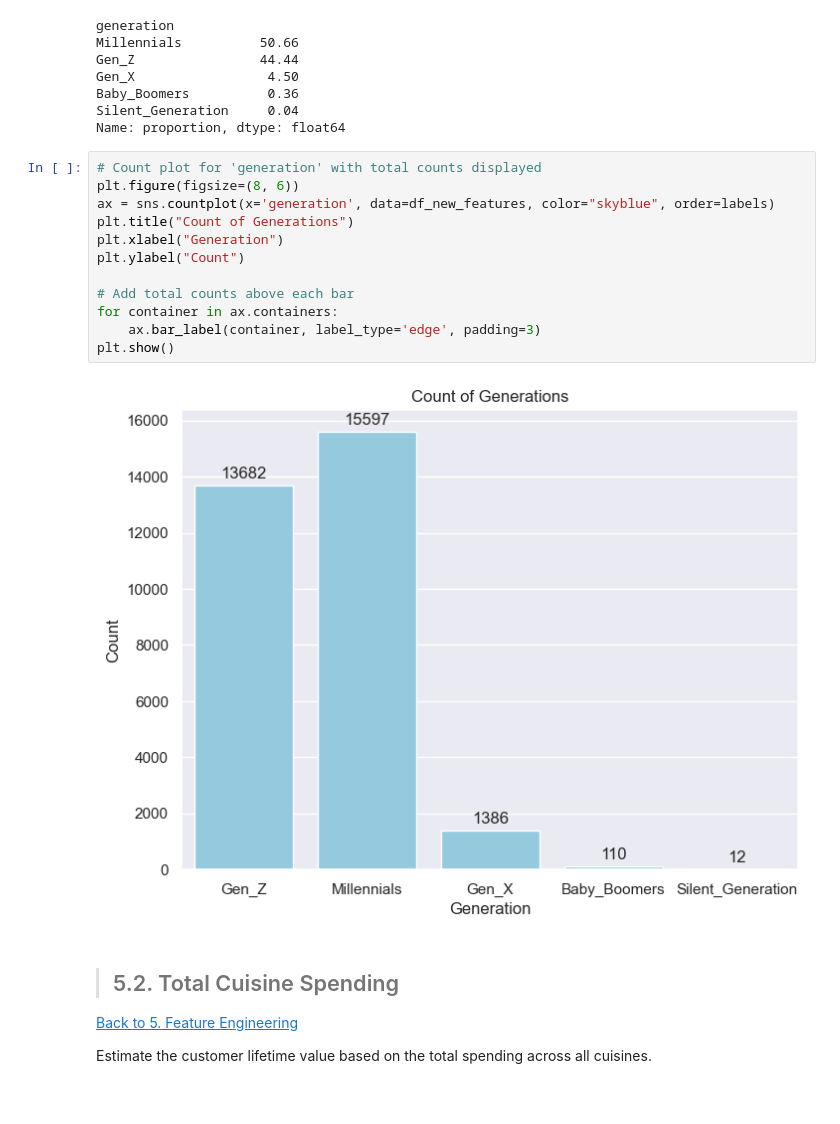
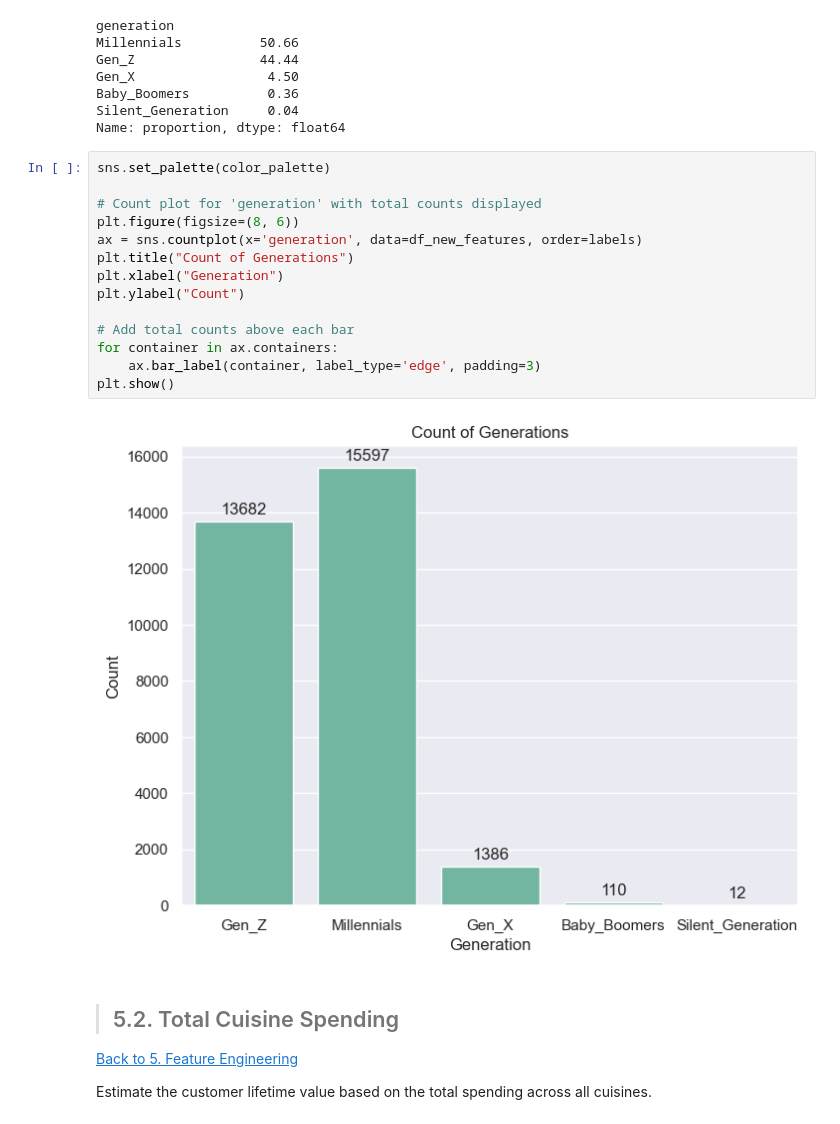
Before and after one commit to SvenGoerdes/CustomerSegmentationDataMining, a Jupyter notebook: deliverables/EDA.ipynb, the cells around one changed output. Drawn from its saved outputs; the diff is of its cells as text.

```diff
--- a/deliverables/EDA.ipynb
+++ b/deliverables/EDA.ipynb
@@ -1694,19 +1731,21 @@ Baby_Boomers          0.36
 Silent_Generation     0.04
 Name: proportion, dtype: float64
 # %%
+sns.set_palette(color_palette)
+
 # Count plot for 'generation' with total counts displayed
 plt.figure(figsize=(8, 6))
-ax = sns.countplot(x='generation', data=df_new_features, color="skyblue", order=labels)
+ax = sns.countplot(x='generation', data=df_new_features, order=labels)
 plt.title("Count of Generations")
 plt.xlabel("Generation")
 plt.ylabel("Count")
 
 # Add total counts above each bar
 for container in ax.containers:
     ax.bar_label(container, label_type='edge', padding=3)
 plt.show()
 # %% [output]
-[figure, old version]
+[figure, new version]
 # %% [markdown]
 > ## 5.2. Total Cuisine Spending <a class="anchor" id="total_cuisine_spending"></a>
 [Back to 5. Feature Engineering](#feature_engineering)<br>
```
Also changed, not shown: parts of 14 cells of this notebook.
